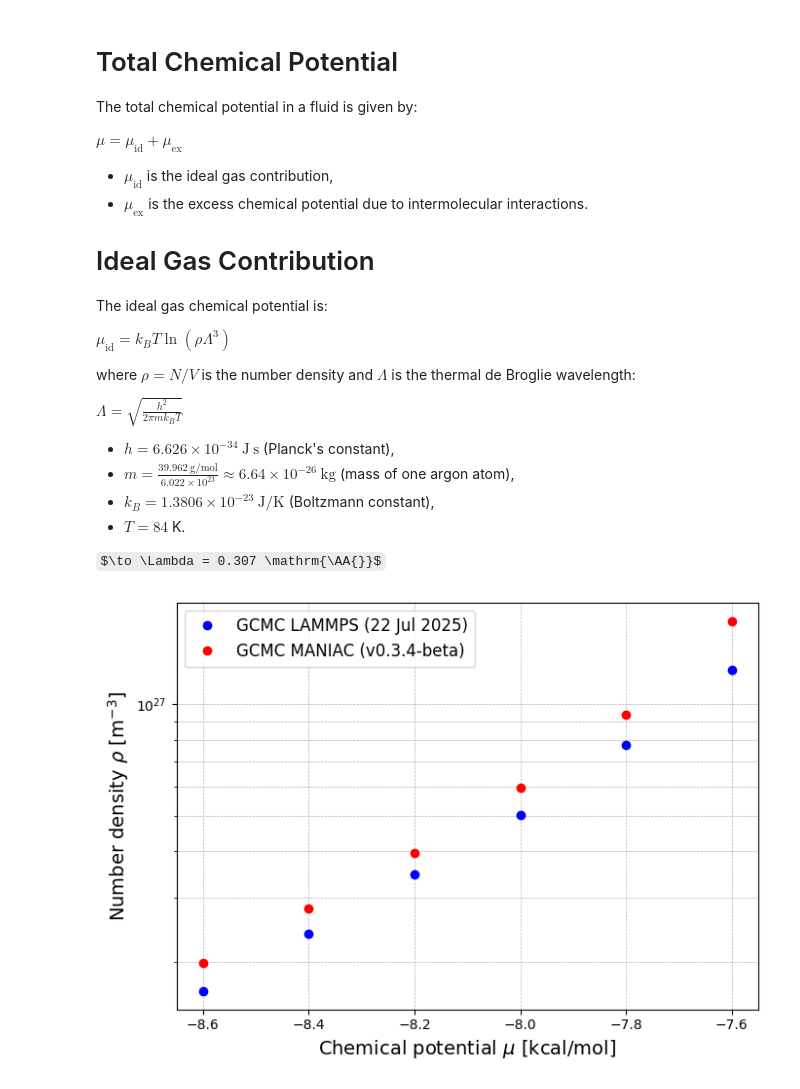
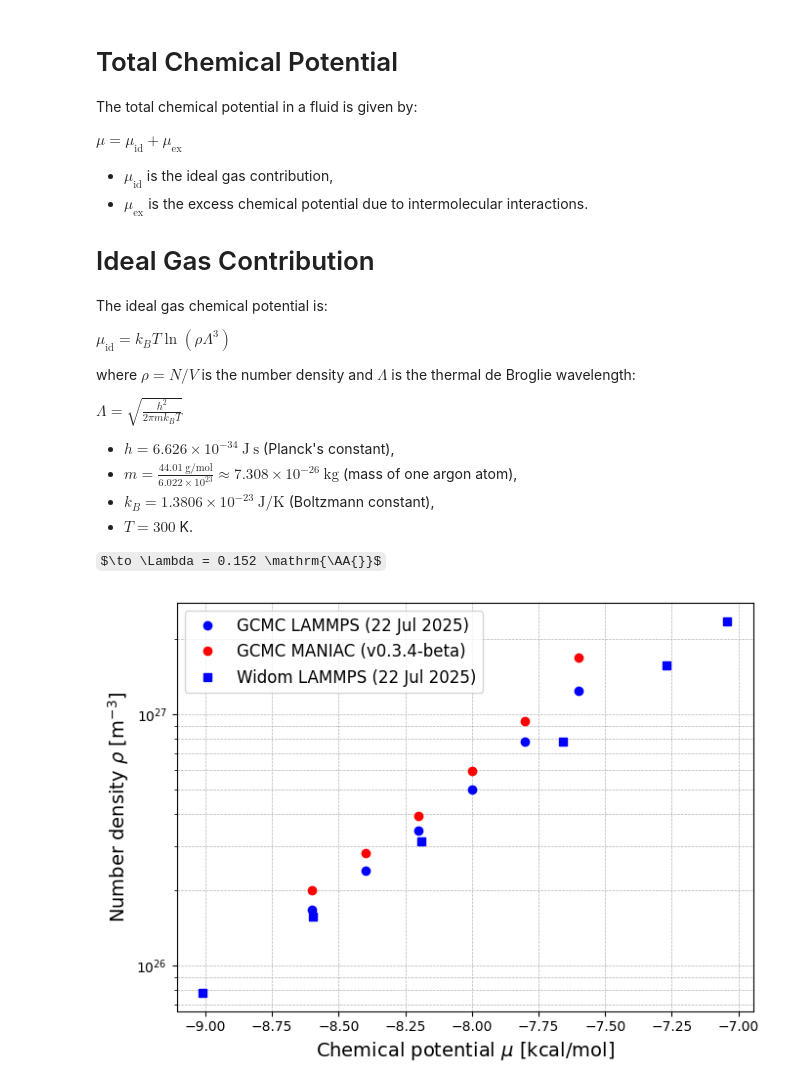
Before and after one commit to maniac-mc/isotherm-benchmark, a Jupyter notebook: BulkCO2/comparison.ipynb, the cells around one changed output. Saved outputs shown, nothing was run; the diff lists cells and outputs as text; code cells hidden in the pictures; some formulas as TeX source.

Commit message:
Added LAMMPS Widom

```diff
--- a/BulkCO2/comparison.ipynb
+++ b/BulkCO2/comparison.ipynb
@@ -23,19 +23,19 @@ where $\rho = N/V$ is the number density and $\Lambda$ is the thermal de Broglie
 $\Lambda = \sqrt{\frac{h^2}{2 \pi m k_B T}}$
 
 - $h = 6.626 \times 10^{-34}\ \mathrm{J\ s}$ (Planck's constant),
-- $m = \frac{39.962\ \mathrm{g/mol}}{6.022 \times 10^{23}}\approx 6.64\times 10^{-26}\ \mathrm{kg}$ (mass of one argon atom),
+- $m = \frac{44.01\ \mathrm{g/mol}}{6.022 \times 10^{23}}\approx 7.308\times 10^{-26}\ \mathrm{kg}$ (mass of one argon atom),
 - $k_B = 1.3806 \times 10^{-23}\ \mathrm{J/K}$ (Boltzmann constant),
-- $T = 84$ K.
+- $T = 300$ K.
 
-$\to \Lambda = 0.307 \mathrm{\AA{}}$
+$\to \Lambda = 0.152 \mathrm{\AA{}}$
 # %%
 mu_vs_N_gcmc_lammps = np.loadtxt("GCMC-chemical-potential-LAMMPS/number_vs_mu.dat")
 mu_vs_N_gcmc_maniac = np.loadtxt("GCMC-chemical-potential-MANIAC/number_vs_mu.dat")
-# muex_vs_N_widom_lammps = np.loadtxt("Widom-fixed-number-LAMMPS/number_vs_muex.dat")
+muex_vs_N_widom_lammps = np.loadtxt("Widom-chemical-potential-LAMMPS/number_vs_muex.dat")
 # muex_vs_N_widom_maniac = np.loadtxt("Widom-fixed-number-MANIAC/number_vs_muex.dat")
 # %%
-Lambda = 0.3077e-10 # de Broglie wavelenght in m
-T = 84 # K
+Lambda = 0.152e-10 # de Broglie wavelenght in m
+T = 300 # K
 kB = 1.987e-3 # kcal/mol/K
 V = (40e-10)**3 # volume in m3
 # %%
@@ -52,38 +52,38 @@ plt.semilogy(mu, rho, 'o', label=r'GCMC LAMMPS (22 Jul 2025)', markersize=6, col
 N = mu_vs_N_gcmc_maniac[:,1] # number of particle in box
 mu = mu_vs_N_gcmc_maniac[:,0] # chemical potential in kcal/mol
 rho = N/V # particles per m3
 
 plt.semilogy(mu, rho, 'o', label=r'GCMC MANIAC (v0.3.4-beta)', markersize=6, color='red')
 
-# # From Widom
-# N = muex_vs_N_widom_lammps[:,1] # number of particle in box
-# mu_ex = muex_vs_N_widom_lammps[:,0] # excess chemical potential in kcal/mol
-# rho = N/V # particles per m3
-# mu_id = kB*T * np.log(rho*Lambda**3)
+# From Widom
+N = muex_vs_N_widom_lammps[:,1] # number of particle in box
+mu_ex = muex_vs_N_widom_lammps[:,0] # excess chemical potential in kcal/mol
+rho = N/V # particles per m3
+mu_id = kB*T * np.log(rho*Lambda**3)
 
-# mu = mu_id + mu_ex
+mu = mu_id + mu_ex
 
-# plt.semilogy(mu, rho, 's', label=r'Widom LAMMPS (22 Jul 2025)', markersize=6, color='blue')
+plt.semilogy(mu, rho, 's', label=r'Widom LAMMPS (22 Jul 2025)', markersize=6, color='blue')
 
 # # From Widom
 # N = muex_vs_N_widom_maniac[:,1] # number of particle in box
 # mu_ex = muex_vs_N_widom_maniac[:,0] # excess chemical potential in kcal/mol
 # rho = N/V # particles per m3
 # mu_id = kB*T * np.log(rho*Lambda**3)
 
 # mu = mu_id + mu_ex
 
 # plt.semilogy(mu, rho, 's', label=r'Widom MANIAC (v0.3.4-beta)', markersize=6, color='green')
 
 # Labels and legend
 plt.xlabel(r'Chemical potential $\mu$ [kcal/mol]', fontsize=14)
 plt.ylabel(r'Number density $\rho$ [m$^{-3}$]', fontsize=14)
 
 plt.legend(fontsize=12)
 plt.grid(True, which="both", ls="--", linewidth=0.5)
 
 plt.tight_layout()
 plt.savefig("Maniac_vs_LAMMPS.png", dpi=300)
 plt.show()
 # %% [output]
-[figure, old version]
+[figure, new version]
```
Also changed, not shown: 8 other files.
